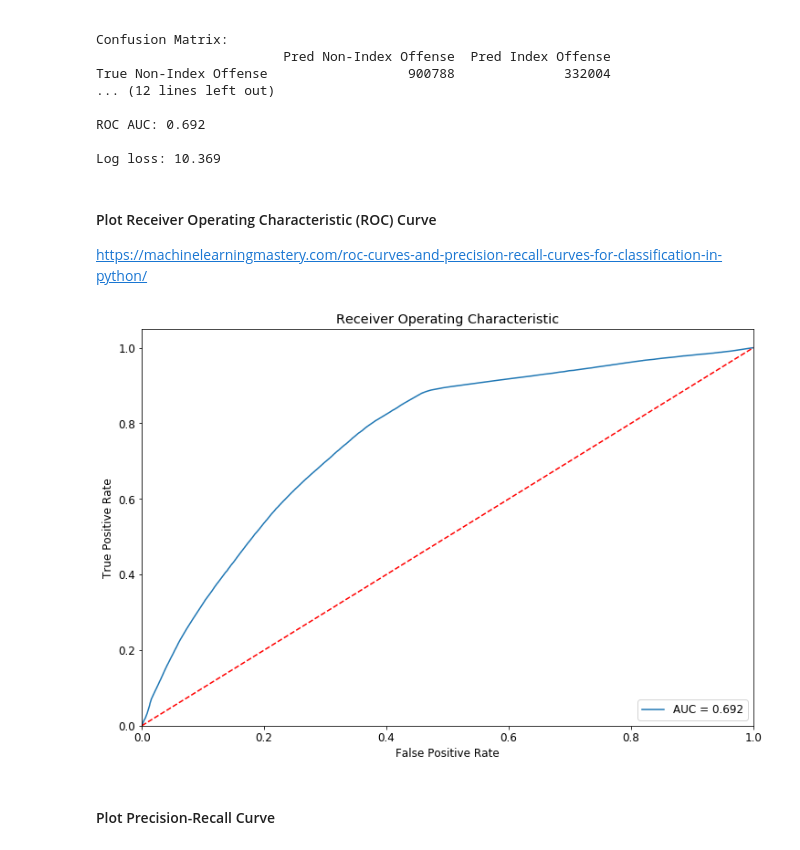
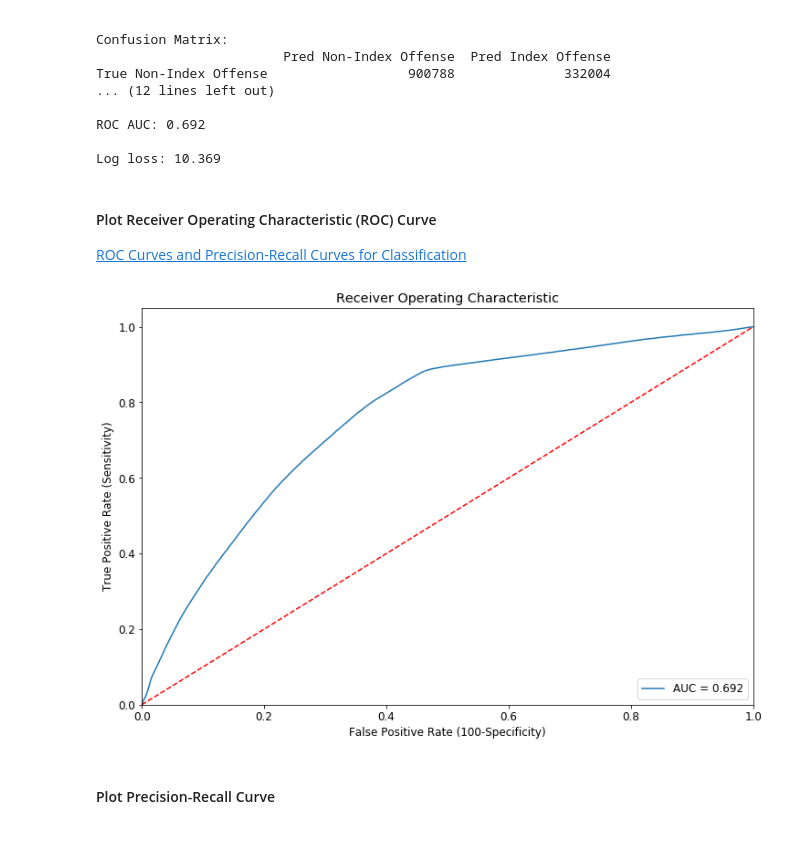
Before and after one commit to tweichle/Classifying-Criminal-Offenses, a Jupyter notebook: Chicago Crime Project.ipynb, the cells around one changed output. Drawn from its saved outputs; the diff is of its cells as text; code cells hidden in the pictures.

```diff
--- a/Chicago Crime Project.ipynb
+++ b/Chicago Crime Project.ipynb
@@ -1012,7 +1061,10 @@ Name: district_inactive, dtype: int64
 # %%
 # Excluding low frequency values
 chicago_crime = chicago_crime[chicago_crime.district_inactive == 0]
-chicago_crime.drop('district_inactive', axis=1, inplace=True)
+
+# Remove columns by specifying directly column names
+# Note: inplace=True changes the original DataFrame
+chicago_crime.drop(columns=['district_inactive'], inplace=True)
 # %%
 # Return the number of rows and columns (dimensionality) of the DataFrame
 print('Rows: {}, Cols: {}'.format(chicago_crime.shape[0], chicago_crime.shape[1]))
@@ -1041,7 +1093,10 @@ chicago_crime[chicago_crime.district == 31.0]
 # %%
 # Return elements, either from `x` or `y`, depending on `condition`
 chicago_crime['district'] = np.where(chicago_crime.district == 31.0, chicago_crime.district_update, chicago_crime.district)
-chicago_crime.drop(['beat_length', 'district_update'], axis=1, inplace=True)
+
+# Remove columns by specifying directly column names
+# Note: inplace=True changes the original DataFrame
+chicago_crime.drop(columns=['beat_length', 'district_update'], inplace=True)
 # %%
 # Categorical column frequency
 # Returns counts of unique values in descending order (first element is the most frequently-occurring element)
@@ -1525,7 +1597,10 @@ Name: location_description_cat, dtype: int64
 # Join columns with other DataFrame either on index or on a key
 #chicago_crime.join(pd.get_dummies(chicago_crime.location_description_cat, prefix='location', drop_first=False)).columns
 chicago_crime = chicago_crime.join(pd.get_dummies(chicago_crime.location_description_cat, prefix='location', drop_first=False))
-chicago_crime.drop('location_STREET', axis=1, inplace=True)
+
+# Remove columns by specifying directly column names
+# Note: inplace=True changes the original DataFrame
+chicago_crime.drop(columns=['location_STREET'], inplace=True)
 chicago_crime.head()
 # %% [output]
 |  | date | block | iucr | primary_type | description | location_description | arrest | domestic | ... |
@@ -1562,7 +1640,10 @@ Name: district, dtype: int64
 # Join columns with other DataFrame either on index or on a key
 #chicago_crime.join(pd.get_dummies(chicago_crime.district, prefix='district', drop_first=False)).columns
 chicago_crime = chicago_crime.join(pd.get_dummies(chicago_crime.district, prefix='district', drop_first=False))
-chicago_crime.drop('district_8.0', axis=1, inplace=True)
+
+# Remove columns by specifying directly column names
+# Note: inplace=True changes the original DataFrame
+chicago_crime.drop(columns=['district_8.0'], inplace=True)
 chicago_crime.head()
 # %% [output]
 |  | date | block | iucr | primary_type | description | location_description | arrest | domestic | ... |
@@ -1957,22 +2027,22 @@ ROC AUC: 0.692
 Log loss: 10.369
 # %% [markdown]
 #### Plot Receiver Operating Characteristic (ROC) Curve
-https://machinelearningmastery.com/roc-curves-and-precision-recall-curves-for-classification-in-python/
+[ROC Curves and Precision-Recall Curves for Classification](https://machinelearningmastery.com/roc-curves-and-precision-recall-curves-for-classification-in-python/)
 # %%
 roc_auc = metrics.roc_auc_score(y_test, logreg_clf_grid.predict(X_test))
 fpr, tpr, thresholds = metrics.roc_curve(y_test, logreg_clf_grid.predict_proba(X_test)[:, 1])
 
 plt.title('Receiver Operating Characteristic')
 plt.plot(fpr, tpr, label='AUC = %0.3f' % roc_auc)
 plt.legend(loc='lower right')
 plt.plot([0, 1], [0, 1], 'r--')
 plt.xlim([0.0, 1.0])
 plt.ylim([0.0, 1.05])
-plt.xlabel('False Positive Rate')
-plt.ylabel('True Positive Rate')
+plt.xlabel('False Positive Rate (100-Specificity)')
+plt.ylabel('True Positive Rate (Sensitivity)')
 plt.show()
 # %% [output]
-[figure, old version]
+[figure, new version]
 # %% [markdown]
 #### Plot Precision-Recall Curve
 # %%
```
Also changed, not shown: parts of 107 cells of this notebook.
